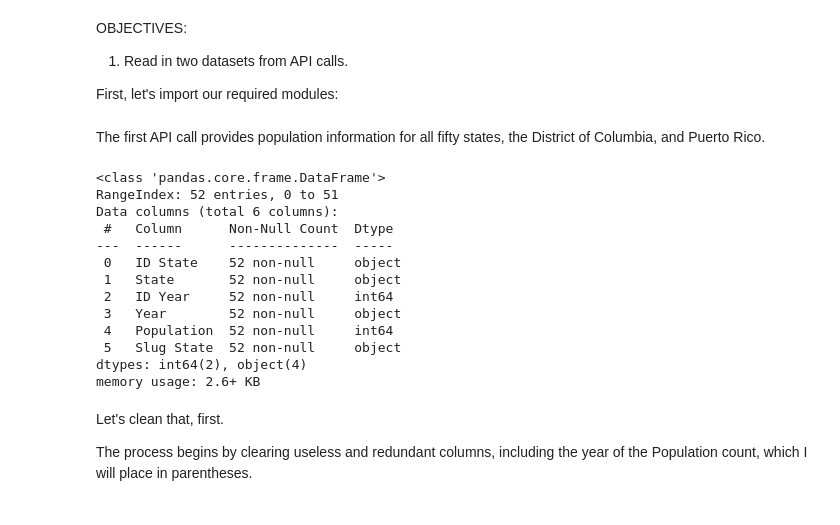
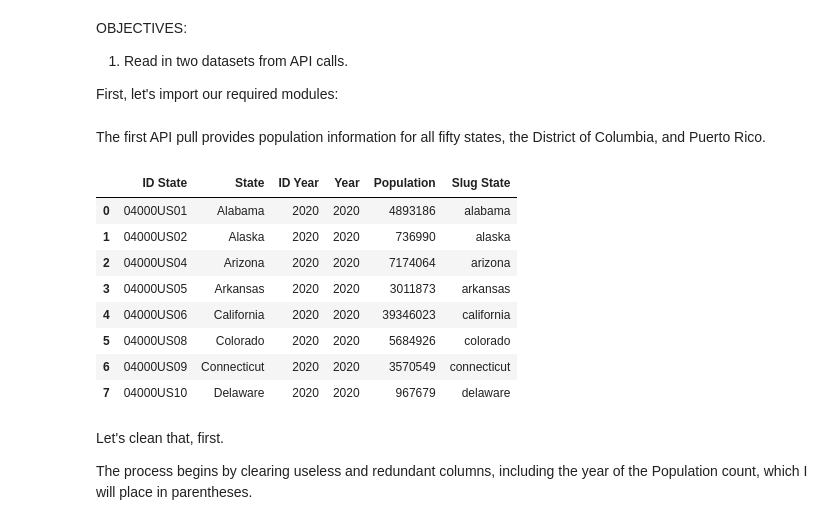
Before and after one commit to LilGotit/StateVarianceDiabetes, a Jupyter notebook: StateVarianceDiabetes.ipynb, the cells around one changed output. Saved outputs shown, nothing was run; the diff lists cells and outputs as text; code cells hidden in the pictures.

```diff
--- a/StateVarianceDiabetes.ipynb
+++ b/StateVarianceDiabetes.ipynb
@@ -17,27 +17,22 @@ import requests as req
 import pandas as pd
 import matplotlib.pyplot as plt
 # %% [markdown]
-The first API call provides population information for all fifty states, the District of Columbia, and Puerto Rico.
+The first API pull provides population information for all fifty states, the District of Columbia, and Puerto Rico.
 # %%
 response = req.get("https://datausa.io/api/data?drilldowns=State&measures=Population&year=2020")
 json = response.json()
 df = pd.json_normalize(data = json, record_path = ["data"])
-df
-df.info()
+df.head(8)
 # %% [output]
-<class 'pandas.core.frame.DataFrame'>
-RangeIndex: 52 entries, 0 to 51
-Data columns (total 6 columns):
- #   Column      Non-Null Count  Dtype
----  ------      --------------  -----
- 0   ID State    52 non-null     object
- 1   State       52 non-null     object
- 2   ID Year     52 non-null     int64
- 3   Year        52 non-null     object
- 4   Population  52 non-null     int64
- 5   Slug State  52 non-null     object
-dtypes: int64(2), object(4)
-memory usage: 2.6+ KB
+|  | ID State | State | ID Year | Year | Population | Slug State |
+| 0 | 04000US01 | Alabama | 2020 | 2020 | 4893186 | alabama |
+| 1 | 04000US02 | Alaska | 2020 | 2020 | 736990 | alaska |
+| 2 | 04000US04 | Arizona | 2020 | 2020 | 7174064 | arizona |
+| 3 | 04000US05 | Arkansas | 2020 | 2020 | 3011873 | arkansas |
+| 4 | 04000US06 | California | 2020 | 2020 | 39346023 | california |
+| 5 | 04000US08 | Colorado | 2020 | 2020 | 5684926 | colorado |
+| 6 | 04000US09 | Connecticut | 2020 | 2020 | 3570549 | connecticut |
+| 7 | 04000US10 | Delaware | 2020 | 2020 | 967679 | delaware |
 # %% [markdown]
 Let's clean that, first.
 
```
Also changed, not shown: parts of 12 cells of this notebook, 1 other file.
